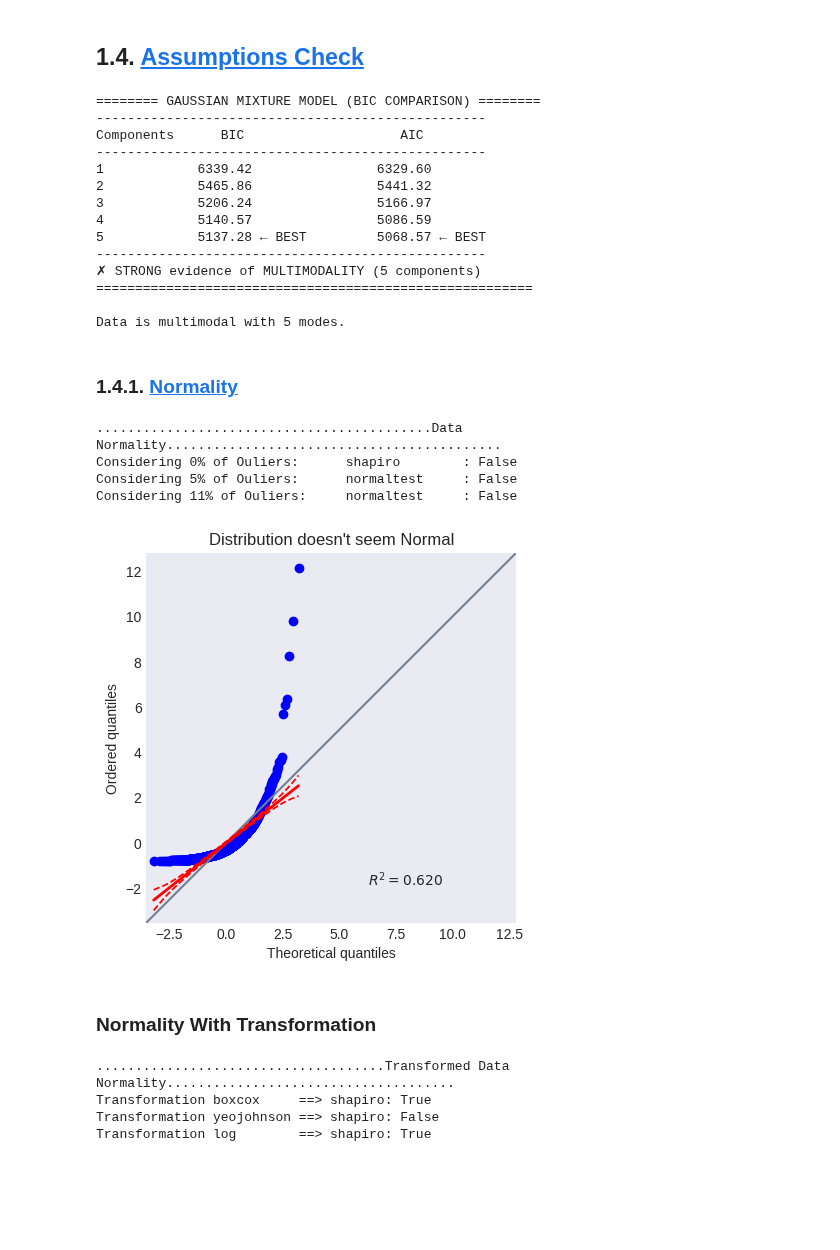
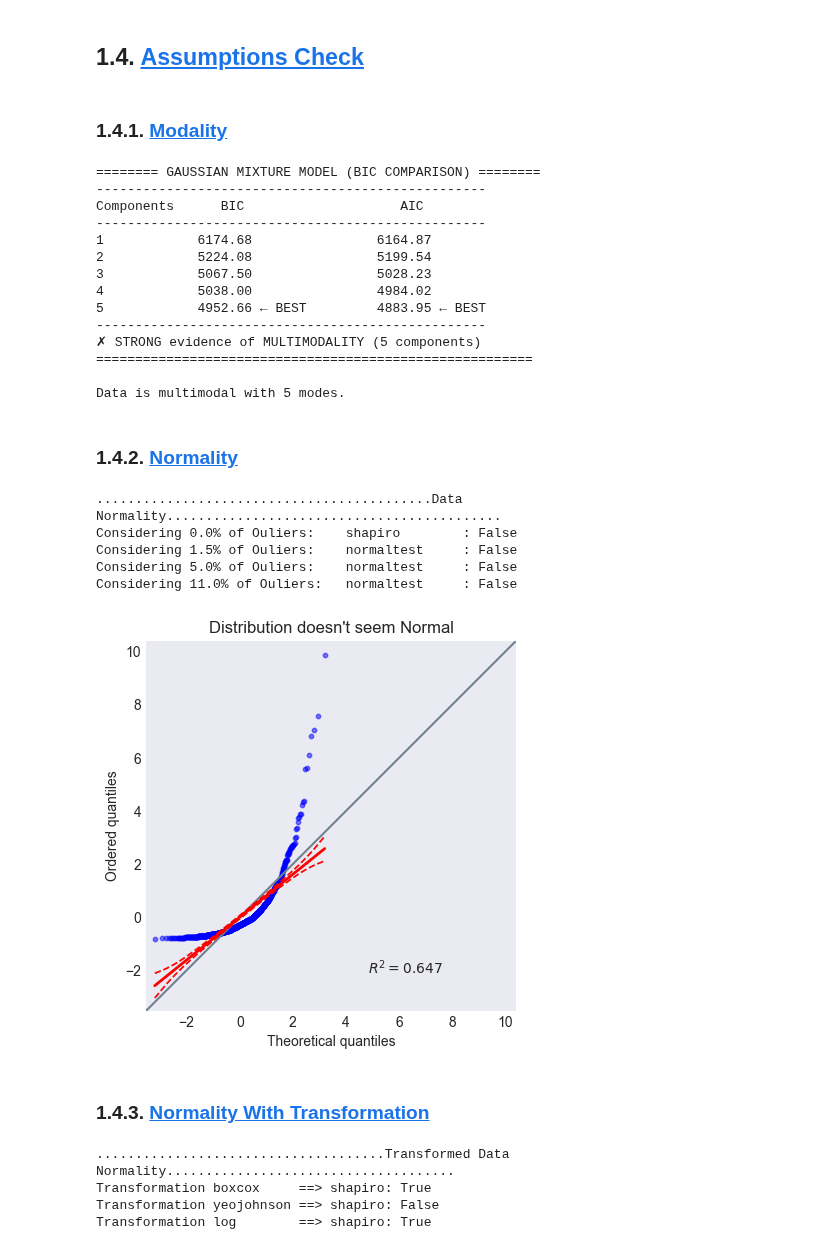
Before and after one commit to rammah83/Statistical_tasks, a Jupyter notebook: num_1_var.ipynb, the cells around one changed output. Drawn from its saved outputs; the diff is of its cells as text; code cells hidden in the pictures; blank space fills up the shorter version.

```diff
--- a/num_1_var.ipynb
+++ b/num_1_var.ipynb
@@ -197,13 +295,15 @@ widgets.interact(
 interactive(children=(Dropdown(description='Hist Stat:', options=('count', 'probability', 'density'), value='c…
 # %% [markdown]
 ## 1.4. <a id='toc1_4_'></a>[Assumptions Check](#toc0_)
+# %% [markdown]
+### 1.4.1. <a id='toc1_4_1_'></a>[Modality](#toc0_)
 # %%
 from dist_test import check_multimodality, check_normality, recommand_normality_test
 from robust_test import recommand_outliers_test, outliers_by_method
 # %%
 %autoreload
 
-is_unimodal, k_modes = check_multimodality(X)
+is_unimodal, k_modes = check_multimodality(data)
 if is_unimodal:
     print("Data is unimodal.")
 else:
@@ -213,42 +313,40 @@ else:
 --------------------------------------------------
 Components      BIC                    AIC
 --------------------------------------------------
-1            6339.42                6329.60
-2            5465.86                5441.32
-3            5206.24                5166.97
-4            5140.57                5086.59
-5            5137.28 ← BEST         5068.57 ← BEST
+1            6174.68                6164.87
+2            5224.08                5199.54
+3            5067.50                5028.23
+4            5038.00                4984.02
+5            4952.66 ← BEST         4883.95 ← BEST
 --------------------------------------------------
 ✗ STRONG evidence of MULTIMODALITY (5 components)
 ========================================================
 
 Data is multimodal with 5 modes.
 # %% [markdown]
-### 1.4.1. <a id='toc1_4_1_'></a>[Normality](#toc0_)
+### 1.4.2. <a id='toc1_4_2_'></a>[Normality](#toc0_)
 # %%
 print(f"{'Data Normality':.^100}")
 normality_test_result = []
-for r in [0, 5, 11]:
+for r in sorted([0, 5, 11, n_outliers_transf/len(data)*100]):
     test = recommand_normality_test(n, percent_outlier=r)
     method = test["alias"]
-    verdict = check_normality(X, method)
+    verdict = check_normality(data, method)
     normality_test_result.append(verdict)
-    print(f"Considering {r}% of Ouliers: \t{test['alias']:<15}: {verdict}")
+    print(f"Considering {r:.1f}% of Ouliers: \t{test['alias']:<15}: {verdict}")
+
+pg.qqplot(data, s=10, alpha=0.5)
+if any(normality_test_result):
+    plt.gca().set_title("Distribution seems Normal");
+else:
+    plt.gca().set_title("Distribution doesn't seem Normal");
 # %% [output]
 ...........................................Data Normality...........................................
-Considering 0% of Ouliers:      shapiro        : False
-Considering 5% of Ouliers:      normaltest     : False
-Considering 11% of Ouliers:     normaltest     : False
+Considering 0.0% of Ouliers:    shapiro        : False
+Considering 1.5% of Ouliers:    normaltest     : False
+Considering 5.0% of Ouliers:    normaltest     : False
+Considering 11.0% of Ouliers:   normaltest     : False
+[figure, added]
-# %%
-import pingouin as pg
-
-pg.qqplot(X)
-if any(normality_test_result):
-    plt.gca().set_title("Distribution seems Normal");
-else:
-    plt.gca().set_title("Distribution doesn't seem Normal");
-# %% [output]
-[figure, removed]
 # %% [markdown]
-### Normality With Transformation
+### 1.4.3. <a id='toc1_4_3_'></a>[Normality With Transformation](#toc0_)
 # %%
```
Also changed, not shown: parts of 17 cells of this notebook, 3 other files.
